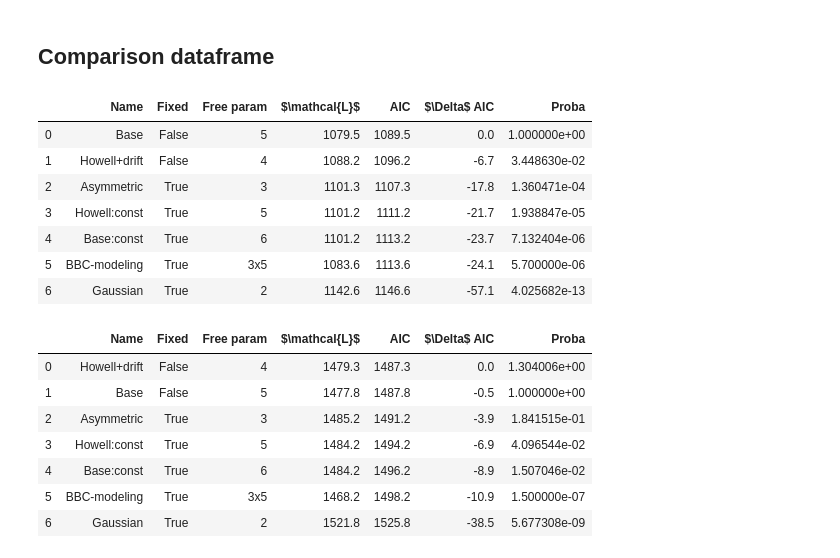
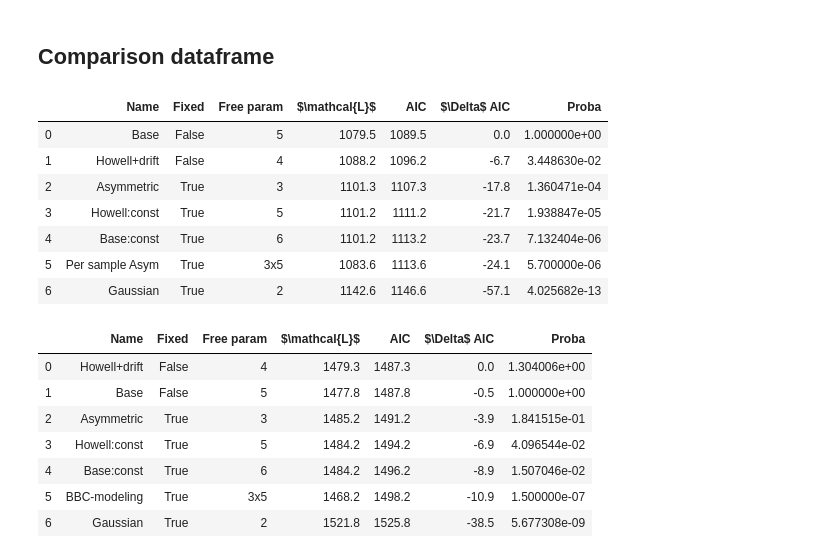
Before and after one commit to Nora-n/variaIa, a Jupyter notebook: notebooks/Tables/table_comparaison_models_baseonly.ipynb, the cells around one changed output. Saved outputs shown, nothing was run; the diff lists cells and outputs as text; code cells hidden in the pictures.

Commit message:
Changed BBC to per-sample

```diff
--- a/notebooks/Tables/table_comparaison_models_baseonly.ipynb
+++ b/notebooks/Tables/table_comparaison_models_baseonly.ipynb
@@ -282,32 +282,32 @@ evol3G3M3Sz.minimize()
 # %%
 modèles = [evol3G2M2S, evol2G2M2S,
            evol1G1M2S, evol2G2M2SF, evol3G2M2SF,
            evol1G1M1S]
 
-d_mod_comp = pd.DataFrame({'Name': [k.__doc__ for k in modèles[:-1]] + ['BBC-modeling'] + [k.__doc__ for k in modèles[-1:]],
+d_mod_comp = pd.DataFrame({'Name': [k.__doc__ for k in modèles[:-1]] + ['Per sample Asym'] + [k.__doc__ for k in modèles[-1:]],
                            'Fixed': [k.FIXED for k in modèles[:-1]] + ['True'] + [k.FIXED for k in modèles[-1:]],
                            'Free param': [len(k.FREEPARAMETERS) for k in modèles[:-1]] + ['3x5'] + [len(k.FREEPARAMETERS) for k in modèles[-1:]],
                            '$\mathcal{L}$': [round(k.get_logl(),1) for k in modèles[:-1]] + [1083.6 if cons.value else 1468.2] + [round(k.get_logl(),1) for k in modèles[-1:]],
                            'AIC': [round(k.get_aic(),1) for k in modèles[:-1]] + [1113.6 if cons.value else 1498.2] + [round(k.get_aic(),1) for k in modèles[-1:]],
                            '$\Delta$ AIC': [round(evol3G2M2S.get_aic()-k.get_aic(),1) for k in modèles[:-1]] + [-24.1 if cons.value else -31.5] + [round(evol3G2M2S.get_aic()-k.get_aic(),1) for k in modèles[-1:]],
                            'Proba': [get_proba(k) for k in modèles[:-1]] + [5.7e-6 if cons.value else 1.5e-7] + [get_proba(k) for k in modèles[-1:]]
                           })
 
 path = '../../Data/df_comparaison'
 if cons.value:
     path += '_cons'
 path += '.dat'
 d_mod_comp.to_csv(path)
 
 d_mod_comp
 # %% [output]
 |  | Name | Fixed | Free param | $\mathcal{L}$ | AIC | $\Delta$ AIC | Proba |
 | 0 | Base | False | 5 | 1079.5 | 1089.5 | 0.0 | 1.000000e+00 |
 | 1 | Howell+drift | False | 4 | 1088.2 | 1096.2 | -6.7 | 3.448630e-02 |
 | 2 | Asymmetric | True | 3 | 1101.3 | 1107.3 | -17.8 | 1.360471e-04 |
 | 3 | Howell:const | True | 5 | 1101.2 | 1111.2 | -21.7 | 1.938847e-05 |
 | 4 | Base:const | True | 6 | 1101.2 | 1113.2 | -23.7 | 7.132404e-06 |
-| 5 | BBC-modeling | True | 3x5 | 1083.6 | 1113.6 | -24.1 | 5.700000e-06 |
+| 5 | Per sample Asym | True | 3x5 | 1083.6 | 1113.6 | -24.1 | 5.700000e-06 |
 | 6 | Gaussian | True | 2 | 1142.6 | 1146.6 | -57.1 | 4.025682e-13 |
 # %%
 def get_proba(model):
```
Also changed, not shown: parts of 1 cell of this notebook, 4 other files.
